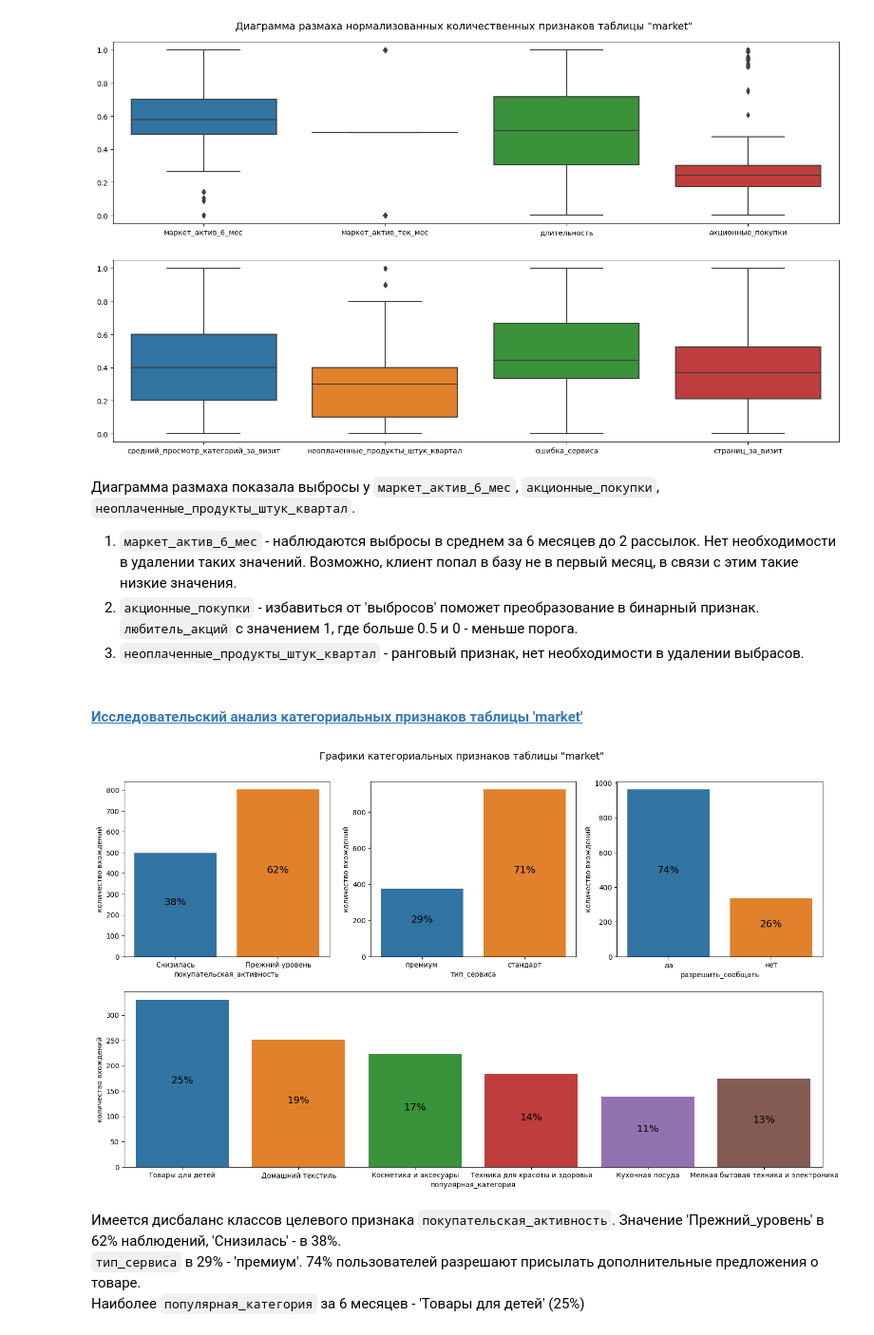
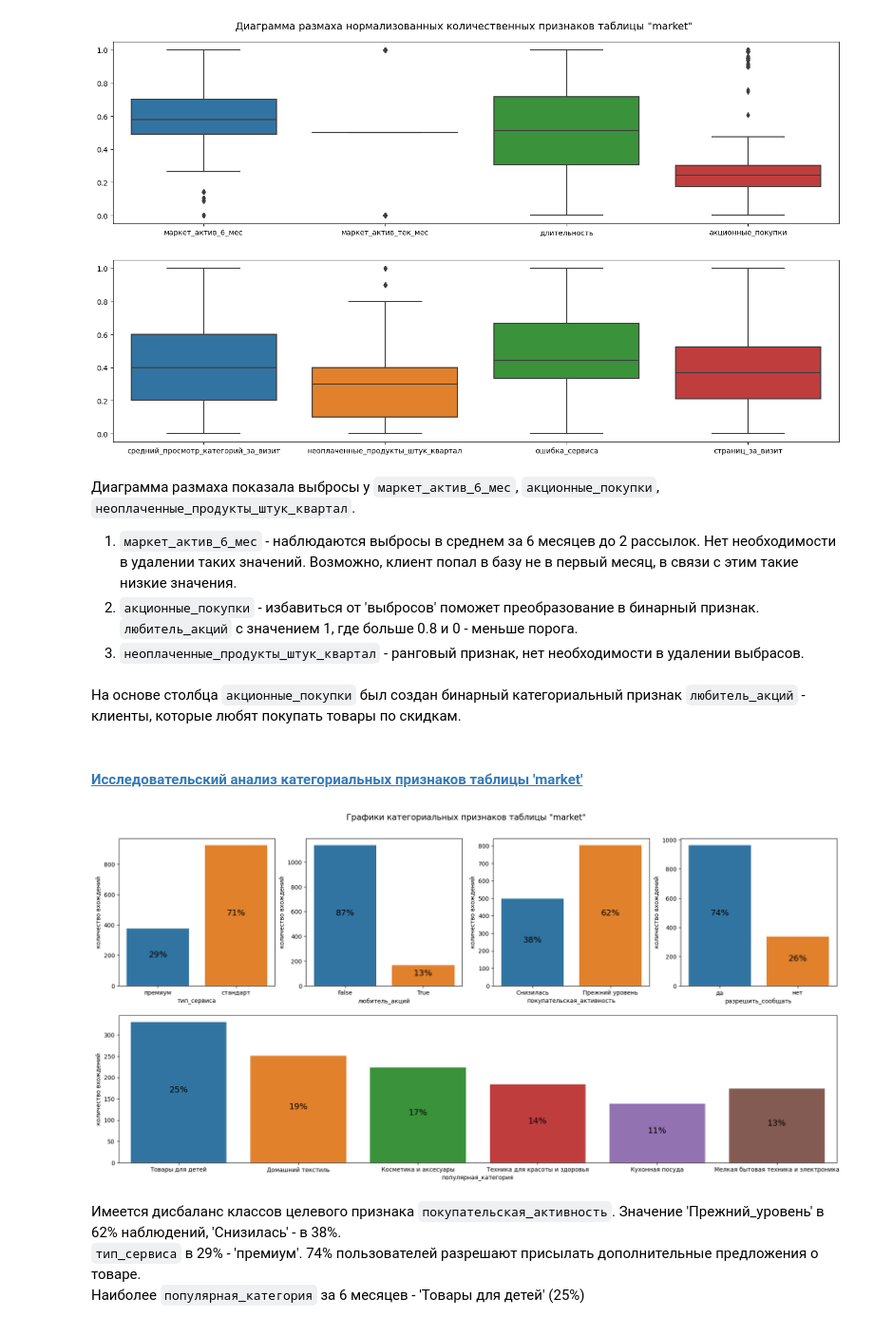
Before and after one commit to serguntsov/supervised_learning_one_click, a Jupyter notebook: market_one_click.ipynb, the cells around one changed output. Shown: that part at 95% size. Saved outputs shown, nothing was run; the diff lists cells and outputs as text; code cells hidden in the pictures.

```diff
--- a/market_one_click.ipynb
+++ b/market_one_click.ipynb
@@ -510,48 +509,52 @@ plt.show()
 Диаграмма размаха показала выбросы у `маркет_актив_6_мес`, `акционные_покупки`, `неоплаченные_продукты_штук_квартал`.
 
 1. `маркет_актив_6_мес` - наблюдаются выбросы в среднем за 6 месяцев до 2 рассылок. Нет необходимости в удалении таких значений. Возможно, клиент попал в базу не в первый месяц, в связи с этим такие низкие значения.
-2. `акционные_покупки` - избавиться от 'выбросов' поможет преобразование в бинарный признак. `любитель_акций` с значением 1, где больше 0.5 и 0 - меньше порога.
+2. `акционные_покупки` - избавиться от 'выбросов' поможет преобразование в бинарный признак. `любитель_акций` с значением 1, где больше 0.8 и 0 - меньше порога.
 3. `неоплаченные_продукты_штук_квартал` - ранговый признак, нет необходимости в удалении выбрасов.
+# %%
+market['любитель_акций'] = market['акционные_покупки'] >= 0.8
+# %% [markdown]
+На основе столбца `акционные_покупки` был создан бинарный категориальный признак `любитель_акций` - клиенты, которые любят покупать товары по скидкам.
 # %% [markdown]
 #### [Исследовательский анализ категориальных признаков таблицы 'market'](#task_3_plan_3) <a id='task_3_3'></a>
 # %%
-market_category_columns = market.select_dtypes(exclude='number').columns[:-1]
+market_category_columns = sorted(market.select_dtypes(exclude='number').columns.tolist(), key=lambda x: x[-1])[:-1]
 total = market[market_category_columns].shape[0]
 
-fg = plt.figure(figsize=(18, 10))
-gs = fg.add_gridspec(2, 3)
+fg = plt.figure(figsize=(22, 10))
+gs = fg.add_gridspec(2, 4)
 
 plt.suptitle('Графики категориальных признаков таблицы "market"', fontsize=14, y=0.94)
 
 # Отображение графиков с процентами
 for i, n in enumerate(market_category_columns):
     fg.add_subplot(gs[0, i])
     ax = sns.countplot(x=market[market_category_columns].columns[i], data=market)
     # Текстовое поле
     for p in ax.patches:
         height = p.get_height()
         ax.text(x=p.get_x() + p.get_width() / 2,
                 y=height/2,
                 s=f'{height/total*100:.0f}%',
                 ha="center",
                 size='x-large')
     plt.ylabel('количество вхождений')
 
 
 # популярная_категория в процентах
 fg.add_subplot(gs[1, :])
 ax = sns.countplot(x='популярная_категория', data=market)
 plt.ylabel('количество вхождений')
 
 for p in ax.patches:
     height = p.get_height()
     ax.text(x=p.get_x() + p.get_width() / 2,
             y=height/2,
             s=f'{height/total*100:.0f}%',
             ha="center",
             size='x-large')
 # %% [output]
-[figure, old version]
+[figure, new version]
 # %% [markdown]
 Имеется дисбаланс классов целевого признака `покупательская_активность`. Значение 'Прежний_уровень' в 62% наблюдений, 'Снизилась' - в 38%. \
 `тип_сервиса` в 29% - 'премиум'. 74% пользователей разрешают присылать дополнительные предложения о товаре. \
```
Also changed, not shown: parts of 15 cells of this notebook.
